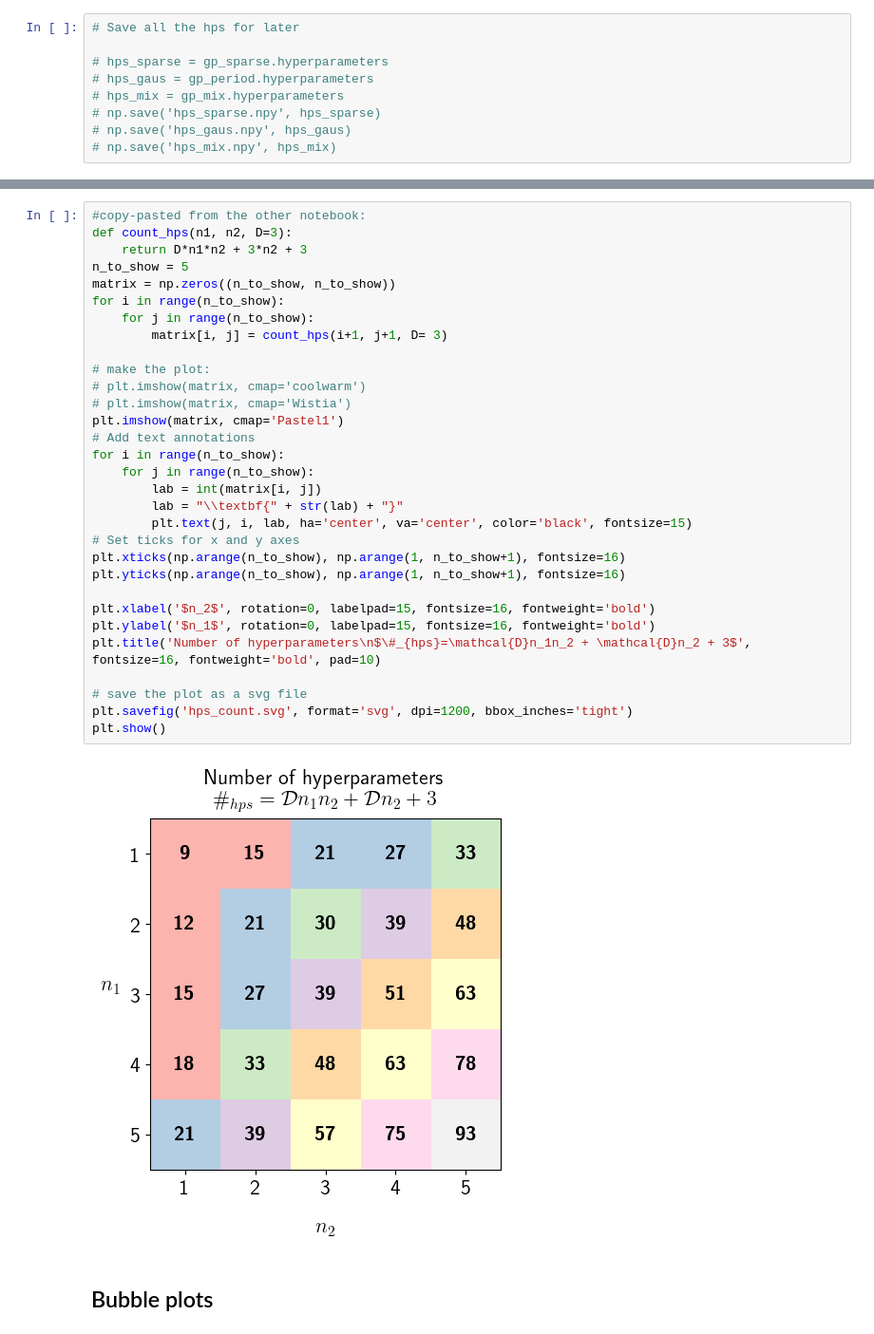
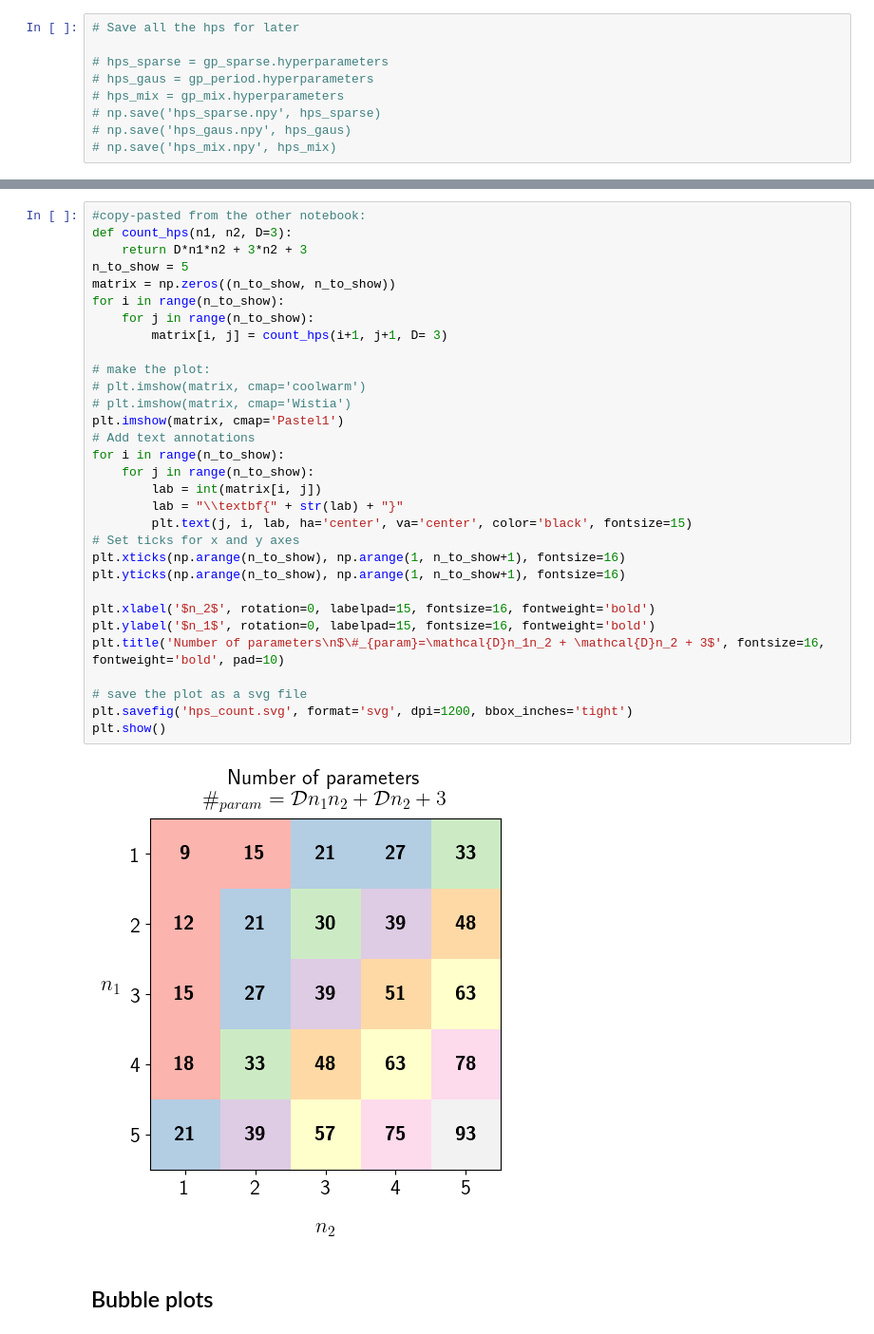
Before and after one commit to IsacPasianotto/GP-temperatures, a Jupyter notebook: notebooks/plot_maker.ipynb, the cells around one changed output, grey strips where cells are left out. Shown: that part at 95% size. Cells and saved outputs as stored; diff of their text form.

```diff
--- a/notebooks/plot_maker.ipynb
+++ b/notebooks/plot_maker.ipynb
@@ -175,35 +175,35 @@ fig.savefig('kernel_comparison.svg', format='svg', dpi=1200, bbox_inches='tight'
 #copy-pasted from the other notebook:
 def count_hps(n1, n2, D=3):
     return D*n1*n2 + 3*n2 + 3
 n_to_show = 5
 matrix = np.zeros((n_to_show, n_to_show))
 for i in range(n_to_show):
     for j in range(n_to_show):
         matrix[i, j] = count_hps(i+1, j+1, D= 3)
 
 # make the plot:
 # plt.imshow(matrix, cmap='coolwarm')
 # plt.imshow(matrix, cmap='Wistia')
 plt.imshow(matrix, cmap='Pastel1')
 # Add text annotations
 for i in range(n_to_show):
     for j in range(n_to_show):
         lab = int(matrix[i, j])
         lab = "\\textbf{" + str(lab) + "}"
         plt.text(j, i, lab, ha='center', va='center', color='black', fontsize=15)
 # Set ticks for x and y axes
 plt.xticks(np.arange(n_to_show), np.arange(1, n_to_show+1), fontsize=16)
 plt.yticks(np.arange(n_to_show), np.arange(1, n_to_show+1), fontsize=16)
 
 plt.xlabel('$n_2$', rotation=0, labelpad=15, fontsize=16, fontweight='bold')
 plt.ylabel('$n_1$', rotation=0, labelpad=15, fontsize=16, fontweight='bold')
-plt.title('Number of hyperparameters\n$\#_{hps}=\mathcal{D}n_1n_2 + \mathcal{D}n_2 + 3$', fontsize=16, fontweight='bold', pad=10)
+plt.title('Number of parameters\n$\#_{param}=\mathcal{D}n_1n_2 + \mathcal{D}n_2 + 3$', fontsize=16, fontweight='bold', pad=10)
 
 # save the plot as a svg file
 plt.savefig('hps_count.svg', format='svg', dpi=1200, bbox_inches='tight')
 plt.show()
 # %% [output]
-[figure, old version]
+[figure, new version]
 # %% [markdown]
 ## Bubble plots
 # %%
```
Also changed, not shown: parts of 16 cells of this notebook, 41 other files.
